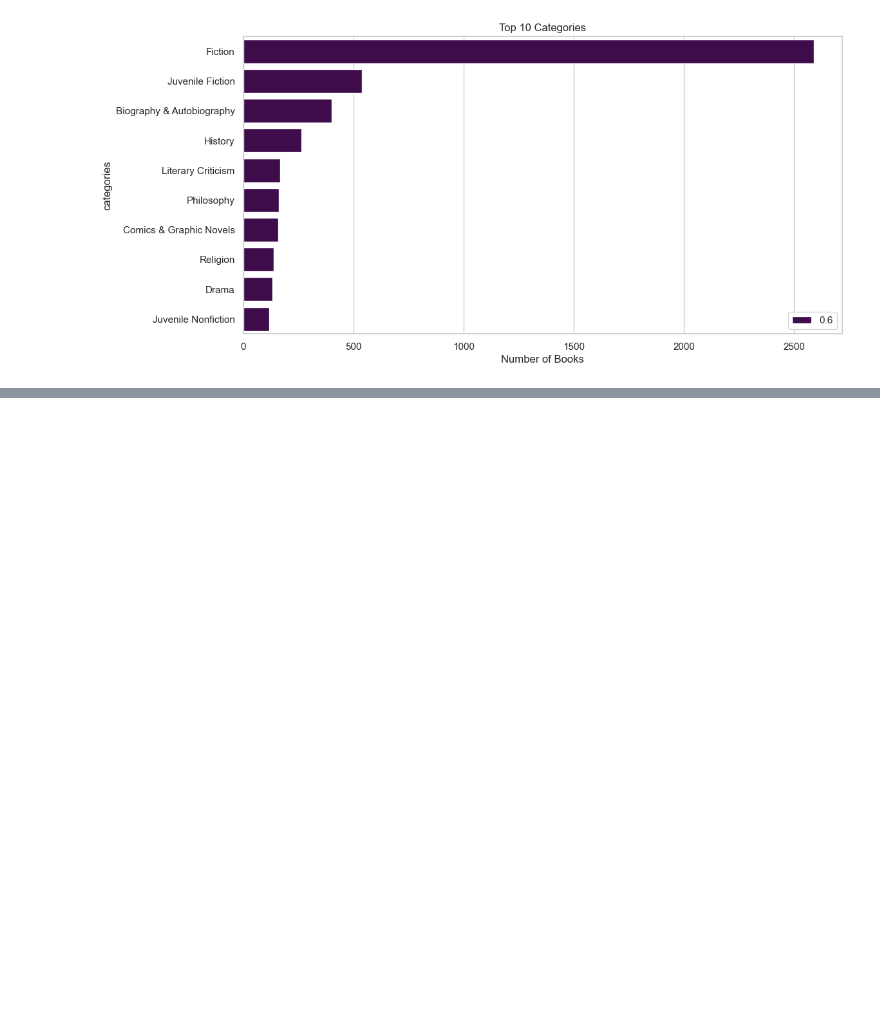
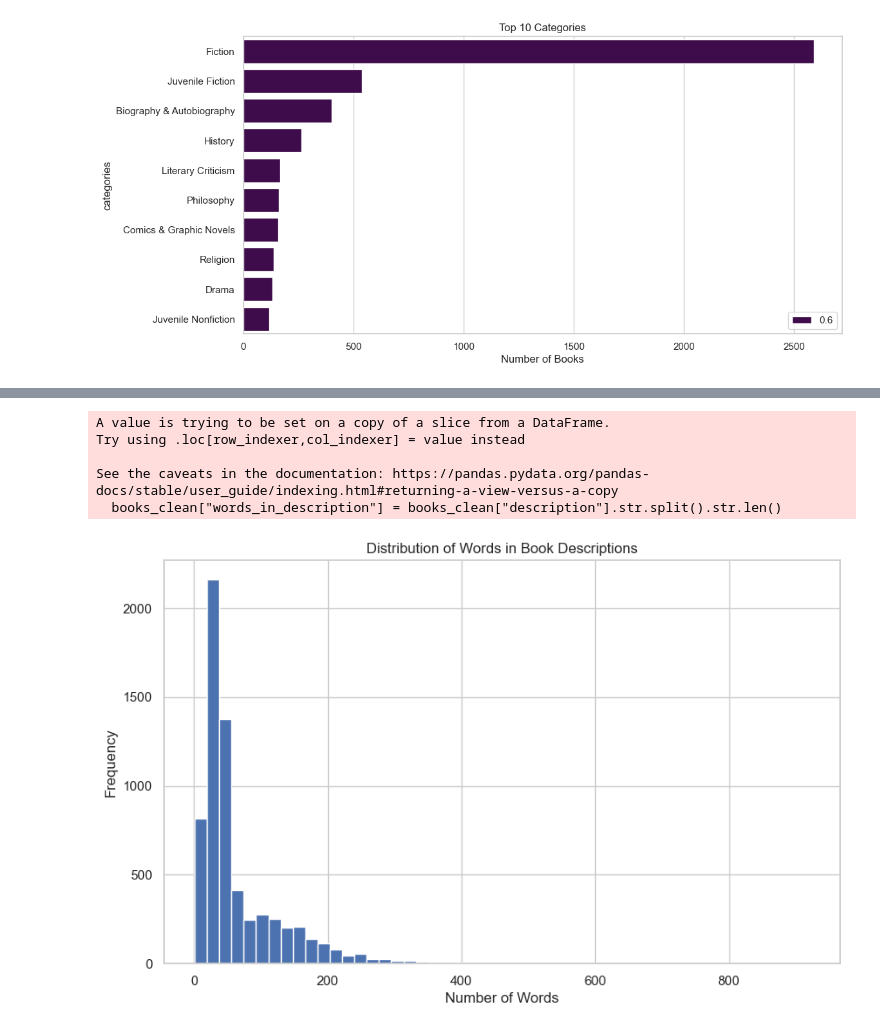
Before and after one commit to SebastianGarrido2790/hybrid-book-recommender, a Jupyter notebook: notebooks/01_eda_and_feasibility.ipynb, the cells around one changed output, grey strips where cells are left out. Cells and saved outputs as stored; diff of their text form; code cells hidden in the pictures; blank space fills up the shorter version.

```diff
--- a/notebooks/01_eda_and_feasibility.ipynb
+++ b/notebooks/01_eda_and_feasibility.ipynb
@@ -135,0 +183,6 @@ plt.show()
+# %%
+books_clean = df[~(df["description"].isna()) &
+      ~(df["num_pages"].isna()) &
+      ~(df["average_rating"].isna()) &
+      ~(df["published_year"].isna())
+]
@@ -135,0 +205,14 @@ plt.show()
+# %%
+books_clean["words_in_description"] = books_clean["description"].str.split().str.len()
+books_clean["words_in_description"].plot(kind="hist", bins=50, figsize=(10, 6))
+plt.title("Distribution of Words in Book Descriptions")
+plt.xlabel("Number of Words")
+plt.ylabel("Frequency")
+plt.show()
+# %% [output]
+A value is trying to be set on a copy of a slice from a DataFrame.
+Try using .loc[row_indexer,col_indexer] = value instead
+
+See the caveats in the documentation: https://pandas.pydata.org/pandas-docs/stable/user_guide/indexing.html#returning-a-view-versus-a-copy
+  books_clean["words_in_description"] = books_clean["description"].str.split().str.len()
+[figure, added]
```
Also changed, not shown: parts of 22 cells of this notebook.
